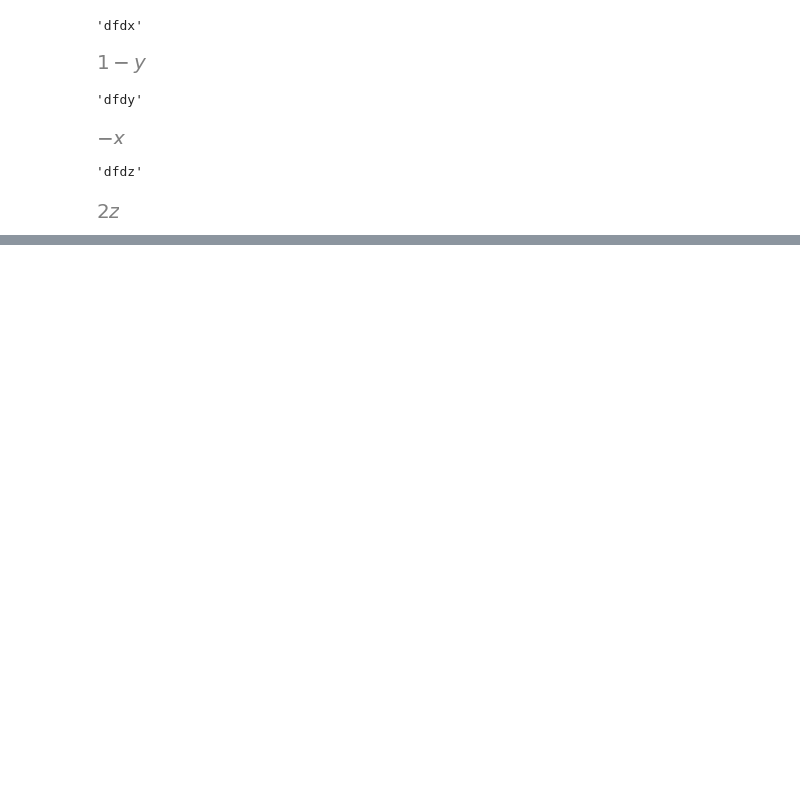
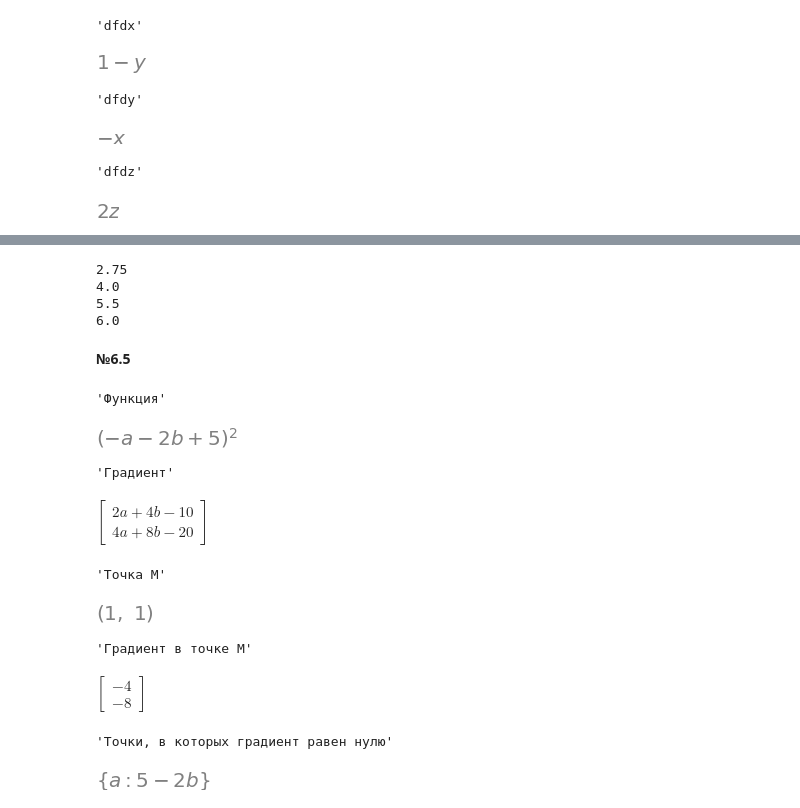
Before and after one commit to ScReameer/DS-learning, a Jupyter notebook: Math/Block-5/Module-5. Mathematical analysis II/Practice.ipynb, the cells around one changed output, grey strips where cells are left out. Cells and saved outputs as stored; diff of their text form; code cells hidden in the pictures; blank space fills up the shorter version.

```diff
--- a/Math/Block-5/Module-5. Mathematical analysis II/Practice.ipynb
+++ b/Math/Block-5/Module-5. Mathematical analysis II/Practice.ipynb
@@ -552,0 +585,34 @@ display('f(x, y, z)', f, 'dfdx', dfdx, 'dfdy', dfdy, 'dfdz', dfdz)
+# %%
+for i in range(1, len(f) - 1):
+    print((f[i + 1] - f[i - 1])/(2*2))
+# %% [output]
+2.75
+4.0
+5.5
+6.0
+# %% [markdown]
+**№6.5**
+# %%
+f = (5 - a - 2*b)**2
+grad = sympy.Matrix([diff(f, a), diff(f, b)])
+M = (1, 1)
+grad_M = grad.subs(a, M[0]).subs(b, M[1])
+solutions = sympy.solve(sympy.Eq(grad, sympy.Matrix([0, 0])), a, b)
+display(
+    'Функция', f,
+    'Градиент', grad,
+    'Точка M', M,
+    'Градиент в точке M', grad_M,
+    'Точки, в которых градиент равен нулю', solutions
+)
+# %% [output]
+'Функция'
+[figure, added]
+'Градиент'
+$\displaystyle \left[\begin{matrix}2 a + 4 b - 10\\4 a + 8 b - 20\end{matrix}\right]$
+'Точка M'
+[figure, added]
+'Градиент в точке M'
+$\displaystyle \left[\begin{matrix}-4\\-8\end{matrix}\right]$
+'Точки, в которых градиент равен нулю'
+[figure, added]
```
Also changed, not shown: parts of 22 cells of this notebook, 1 other file.
